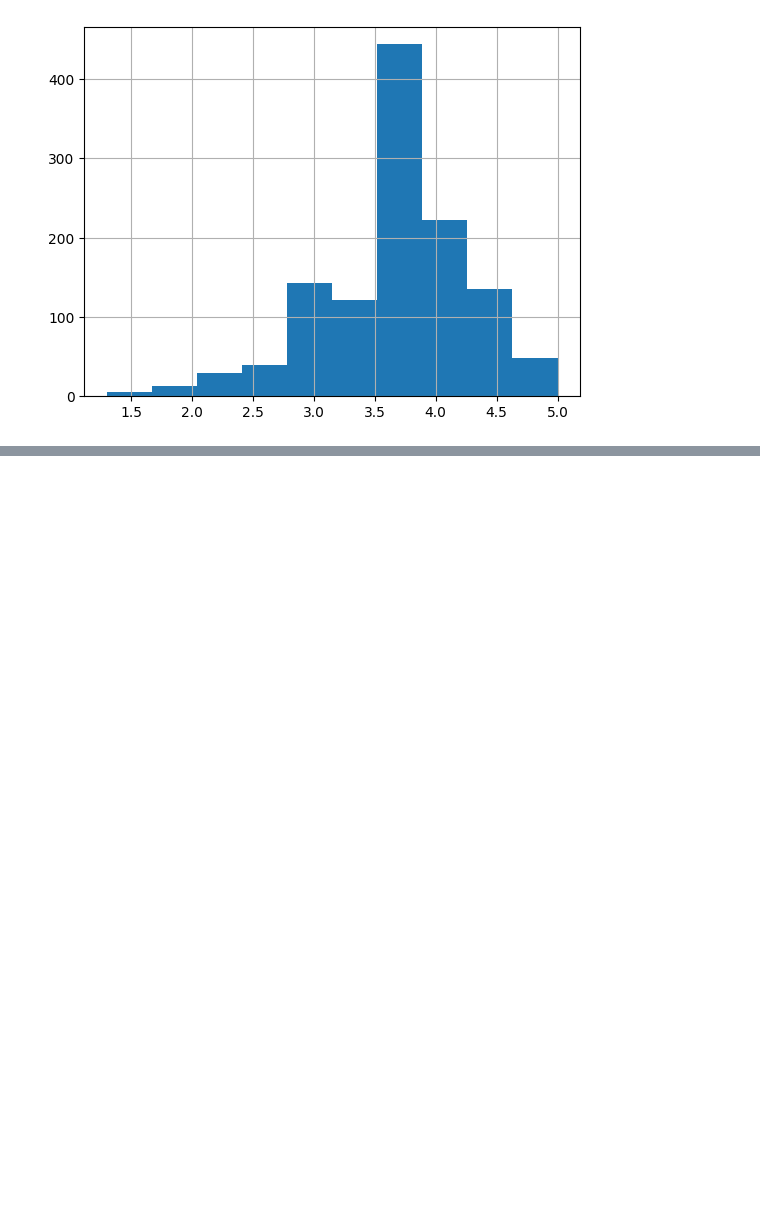
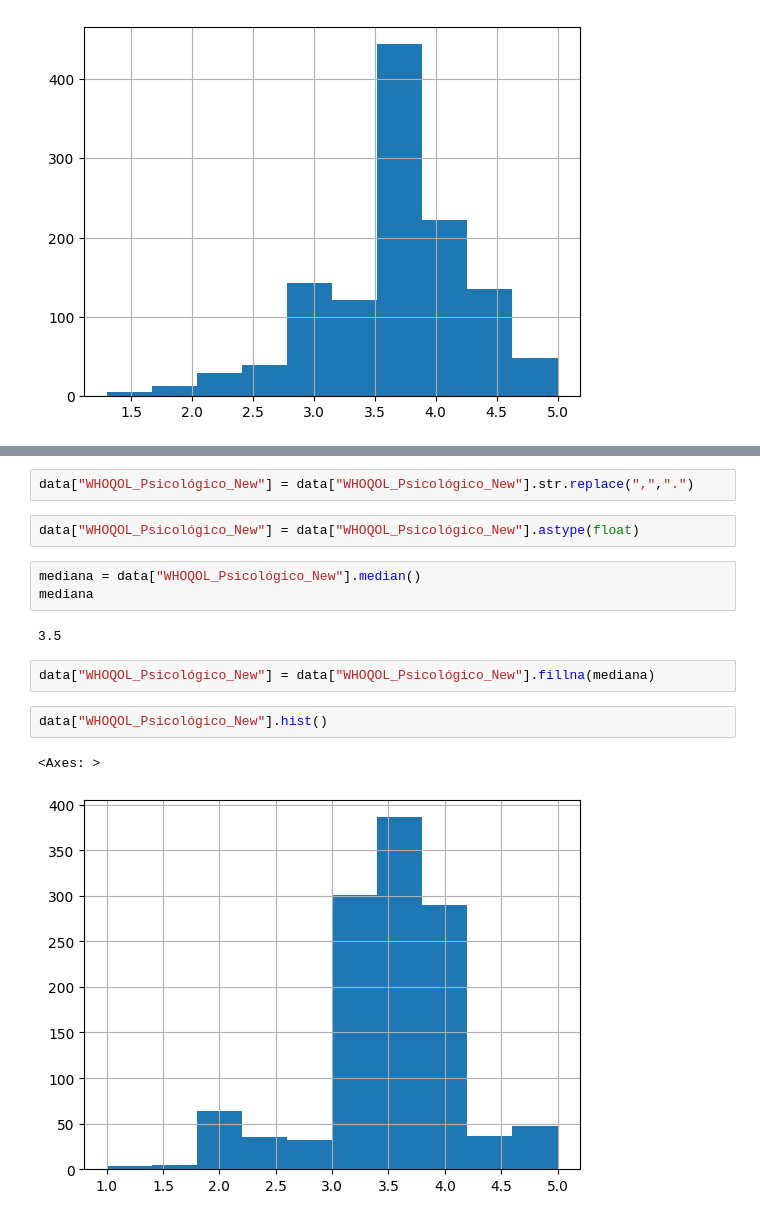
Before and after one commit to alessitomas/streamlit-deploy, a Jupyter notebook: src/notebooks/02_preprocessing.ipynb, the cells around one changed output, grey strips where cells are left out. Saved outputs shown, nothing was run; the diff lists cells and outputs as text; blank space fills up the shorter version.

```diff
--- a/src/notebooks/02_preprocessing.ipynb
+++ b/src/notebooks/02_preprocessing.ipynb
@@ -406,0 +467,16 @@ data["WHOQOL_Físico_New"].hist()
+# %%
+data["WHOQOL_Psicológico_New"] = data["WHOQOL_Psicológico_New"].str.replace(",",".")
+# %%
+data["WHOQOL_Psicológico_New"] = data["WHOQOL_Psicológico_New"].astype(float)
+# %%
+mediana = data["WHOQOL_Psicológico_New"].median()
+mediana
+# %% [output]
+3.5
+# %%
+data["WHOQOL_Psicológico_New"] = data["WHOQOL_Psicológico_New"].fillna(mediana)
+# %%
+data["WHOQOL_Psicológico_New"].hist()
+# %% [output]
+<Axes: >
+[figure, added]
```
Also changed, not shown: parts of 50 cells of this notebook.
